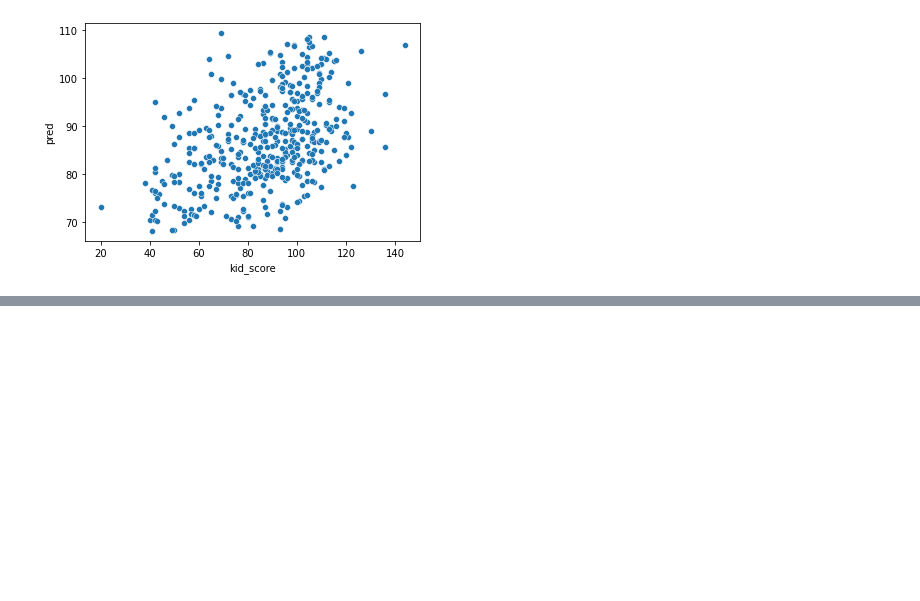
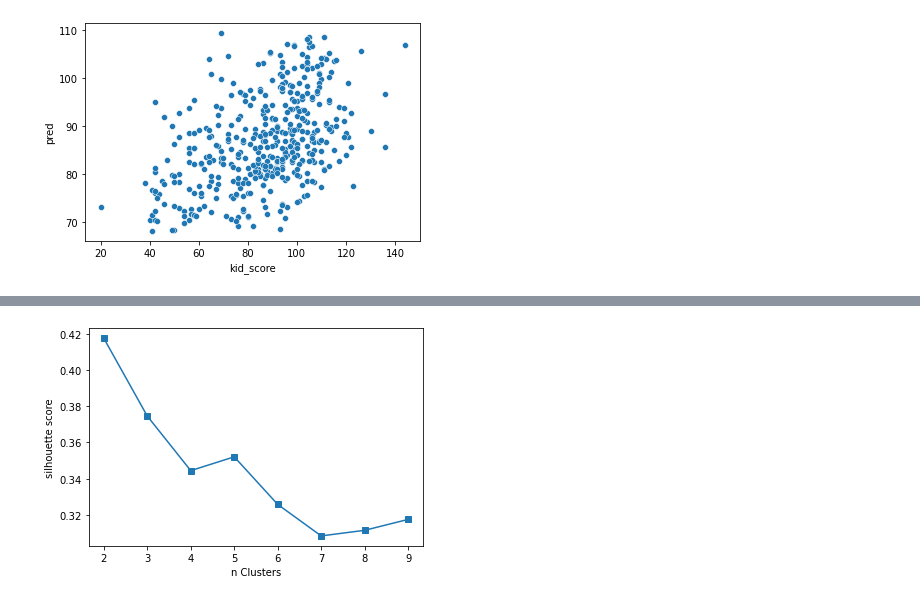
Before and after one commit to vvseva/DS_DAPS, a Jupyter notebook: 1-lab/summarization.ipynb, the cells around one changed output, grey strips where cells are left out. Drawn from its saved outputs; the diff is of its cells as text; code cells hidden in the pictures; blank space fills up the shorter version.

```diff
--- a/1-lab/summarization.ipynb
+++ b/1-lab/summarization.ipynb
@@ -336,0 +442,11 @@ sns.scatterplot(x = 'kid_score', y = 'pred', data = output)
+# %%
+sil = []
+for k in range(2, 10):
+    kmeans = KMeans(n_clusters=k, random_state=1).fit(values)
+    sil.append(metrics.silhouette_score(values, kmeans.labels_))
+
+plt.plot(range(2, 10), sil, marker='s');
+plt.xlabel('n Clusters')
+plt.ylabel('silhouette score');
+# %% [output]
+[figure, added]
```
Also changed, not shown: parts of 25 cells of this notebook.
